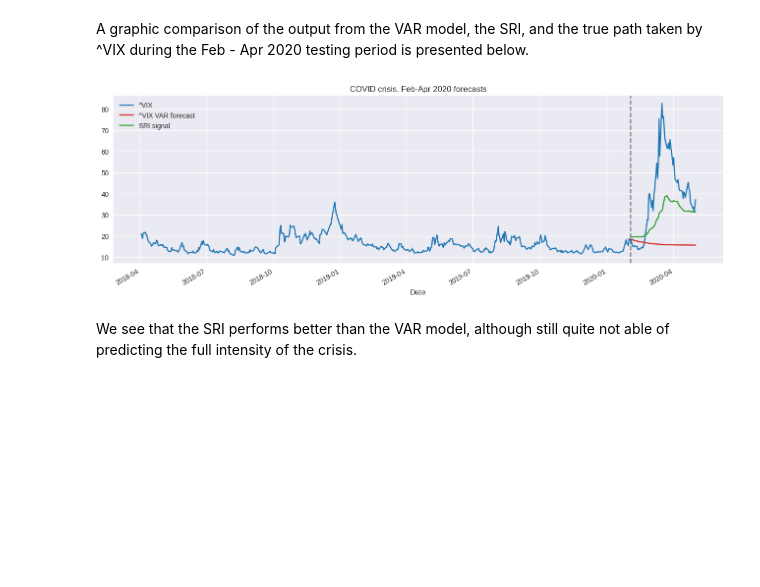
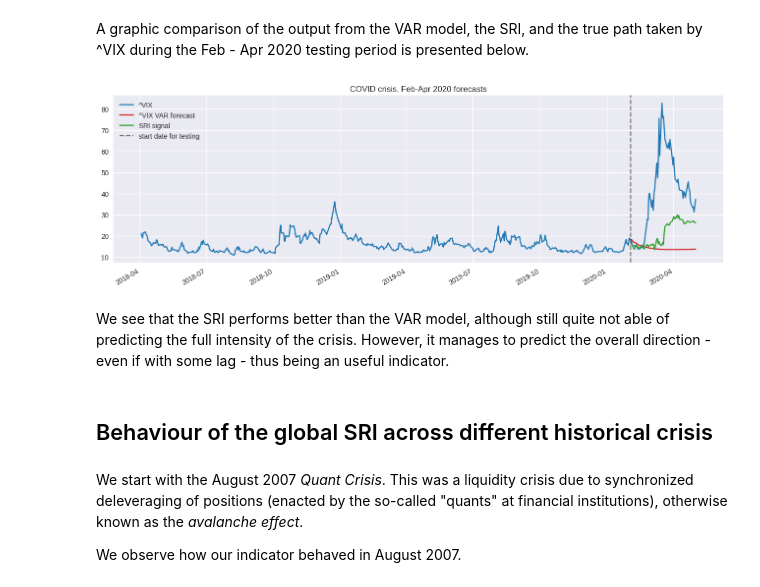
Before and after one commit to George-Creekbed/capstone_review, a Jupyter notebook: Group Work Project 1.ipynb, the cells around one changed output. Saved outputs shown, nothing was run; the diff lists cells and outputs as text; code cells hidden in the pictures; blank space fills up the shorter version.

```diff
--- a/Group Work Project 1.ipynb
+++ b/Group Work Project 1.ipynb
@@ -1054,12 +1091,19 @@ def global_SRI(input, alpha, beta, gamma):
   student_a = input.iloc[:,0].to_numpy()
   student_b = input.iloc[:,1].to_numpy()
   student_c = input.iloc[:,2].to_numpy()
+  student_a = student_a/np.max(student_a)
+  student_b = student_b/np.max(student_b)
+  student_c = student_c/np.max(student_c)
+  series = alpha * student_a + beta * student_b + gamma * student_c
 
-  return alpha * student_a + beta * student_b + gamma * student_c
+  return series
 # %%
-aggregated_data_all_students = pd.concat([student_a_indicator, student_b_indicator, student_c_indicator], axis=1)
-
+aggregated_data_all_students = pd.concat([student_a_indicator, student_b_indicator, student_c_indicator], axis=1).dropna()
+# bounds based on macro behaviour
+# Eigenvalues measures much more important than
+# DCC and more important than QR
+bounds=[[0.8, 0, 0.2],[1,1, 1]]
 # calibrate function
-popt_global, pcov_global, infodict_global, mesg_global, ier_global = curve_fit(global_SRI, aggregated_data_all_students, vix_clipped/100, bounds=(0.4, 1),sigma=1e-6, full_output=True)
-popt_global # alpha, beta, gamma
+popt_global, pcov_global, infodict_global, mesg_global, ier_global = curve_fit(global_SRI, aggregated_data_all_students, vix_clipped.loc[aggregated_data_all_students.index]/100, bounds=bounds, full_output=True)
+print(f"alpha: {popt_global[0]:.4f}, beta: {popt_global[1]:.4f}, gamma: {popt_global[2]:.4f}") # alpha, beta, gamma
 # %% [output]
@@ -1112,7 +1161,7 @@ alpha_global = popt_global[0]
 beta_global = popt_global[1]
 gamma_global = popt_global[2]
 
-signal_indicator = alpha_global * student_a_indicator + beta_global * student_b_indicator + gamma_global * student_c_indicator
+signal_indicator2 = alpha_global * student_a_indicator + beta_global * student_b_indicator + gamma_global * student_c_indicator
 # %%
 # plot signal indicator against vix
 fig, ax1 = plt.subplots(figsize=(12,5))
@@ -1153,8 +1202,8 @@ from statsmodels.tsa.api import VAR
 # %%
 # gather data
 ted_spread = rets["TEDRATE"]
-sofr_ffs_spread = rets["SOFR_FFS_Spread"]
-var_data = pd.concat([vix_clipped, spread_fred.loc[start_date:end_date], ted_spread, sofr_ffs_spread], axis=1)
+sofr_ffs_spread = rets["TED_FFS_Spread"]
+var_data = pd.concat([vix, spread_fred, ted_spread, sofr_ffs_spread], axis=1, join="inner")
 
-print("series included in the VAR model for ^VIX: ", var_data.columns)
+print("Series included in the VAR model for ^VIX: ", var_data.columns)
 # %% [output]
@@ -1268,14 +1285,22 @@ A graphic comparison of the output from the VAR model, the SRI, and the true pat
 # %%
 # plot initial data with forecasted values
 plt.figure(figsize=(16, 5))
 var_data.loc[training_start_date:testing_end_date, "^VIX"].plot(color='tab:blue')
 df_forecast_vix.plot(color='tab:red',legend=True)
 (signal_indicator.loc[testing_start_date:testing_end_date]*100).plot(color='tab:green', label="SRI signal", legend=True)
-plt.axvline(x=testing_start_date, color="k", alpha=0.5, linestyle="--")
+plt.axvline(x=testing_start_date, color="k", alpha=0.5, linestyle="--", label="start date for testing")
 plt.legend()
 plt.title("COVID crisis, Feb-Apr 2020 forecasts")
 plt.show()
 # %% [output]
-[figure, old version]
+[figure, new version]
 # %% [markdown]
 We see that the SRI performs better than the VAR model, although still quite not able of predicting the full intensity of the crisis.
+However, it manages to predict the overall direction - even if with some lag - thus being an useful indicator.
+# %% [markdown]
+## Behaviour of the global SRI across different historical crisis
+# %% [markdown]
+We start with the August 2007 *Quant Crisis*.
+This was a liquidity crisis due to synchronized deleveraging of positions (enacted by the so-called "quants" at financial institutions), otherwise known as the *avalanche effect*.
+
+We observe how our indicator behaved in August 2007.
```
Also changed, not shown: parts of 55 cells of this notebook, 1 other file.
